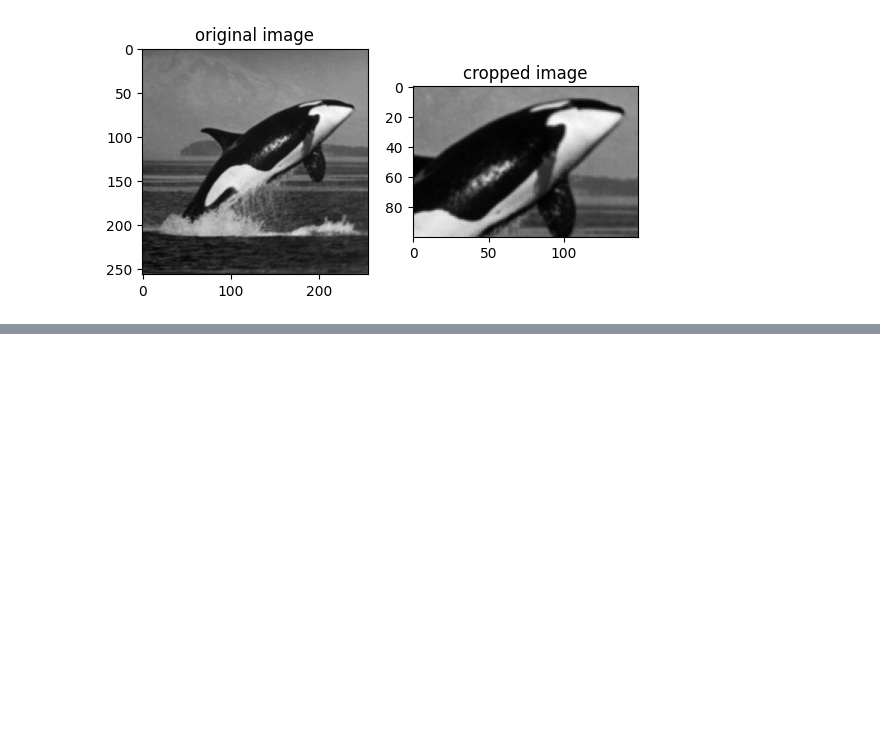
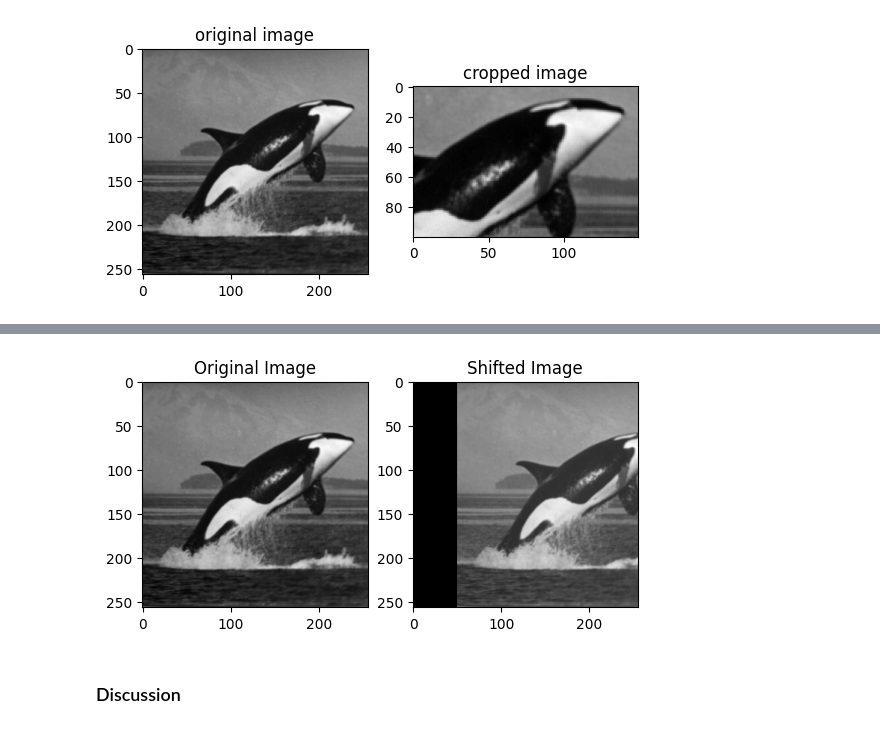
Before and after one commit to Deichmatrix/image-processing-cookbook, a Jupyter notebook: 01_the_basics/01-03_simple_image_manipulation.ipynb, the cells around one changed output, grey strips where cells are left out. Drawn from its saved outputs; the diff is of its cells as text; code cells hidden in the pictures; blank space fills up the shorter version.

```diff
--- a/01_the_basics/01-03_simple_image_manipulation.ipynb
+++ b/01_the_basics/01-03_simple_image_manipulation.ipynb
@@ -19,0 +97,16 @@ ax[1].set_title('cropped image');
+# %%
+import numpy as np
+shift_width = 50
+im_width = im.shape[1]
+im_shift = np.zeros_like(im)
+im_shift[:,shift_width:] = im[:, :im_width - shift_width]
+
+fig, ax = plt.subplots(1,2)
+ax[0].imshow(im, cmap = 'gray')
+ax[0].set_title("Original Image")
+ax[1].imshow(im_shift, cmap="gray")
+ax[1].set_title("Shifted Image");
+# %% [output]
+[figure, added]
+# %% [markdown]
+### Discussion
```
Also changed, not shown: parts of 15 cells of this notebook, 1 other file.
